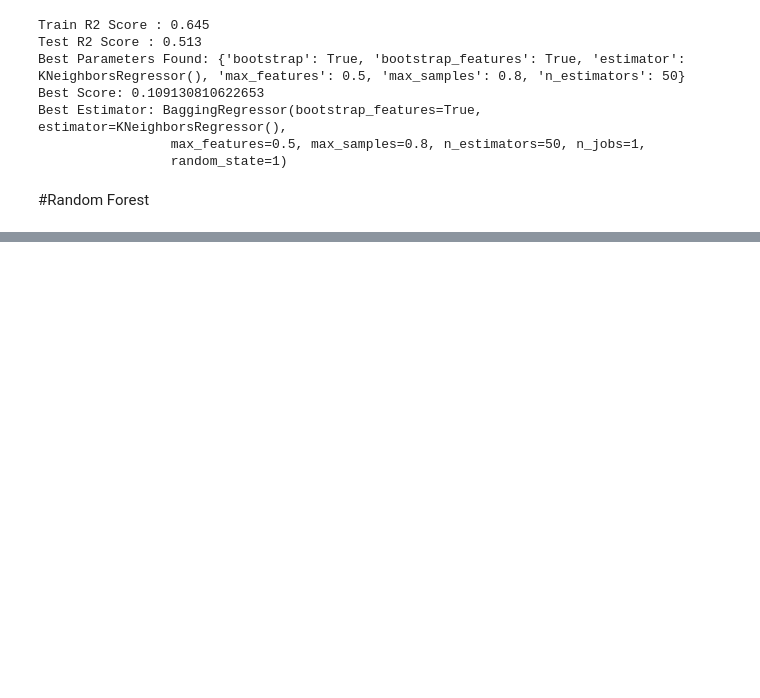
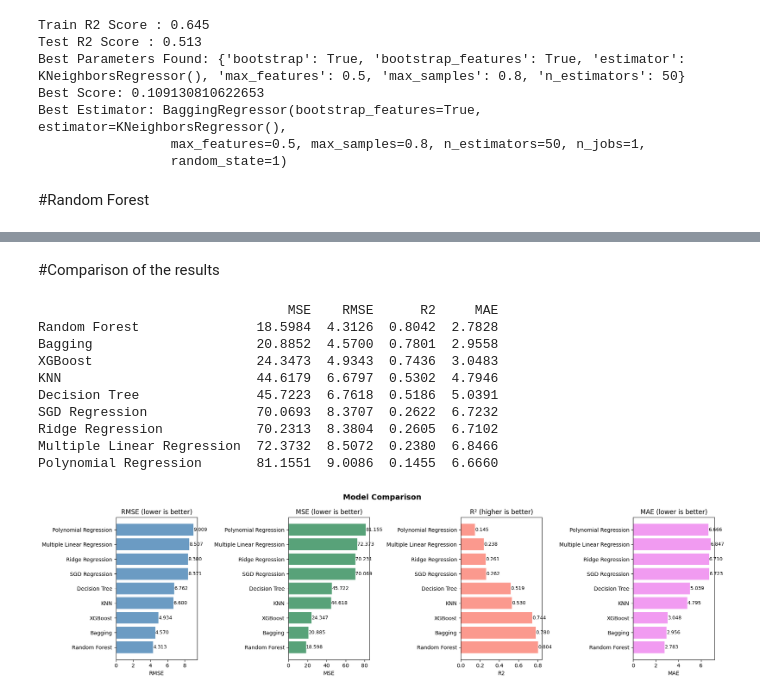
Before and after one commit to 17m301/BioFuel_YieldPrediction, a Jupyter notebook: Model.ipynb, the cells around one changed output, grey strips where cells are left out. Drawn from its saved outputs; the diff is of its cells as text; code cells hidden in the pictures; blank space fills up the shorter version.

```diff
--- a/Model.ipynb
+++ b/Model.ipynb
@@ -675,0 +742,36 @@ from sklearn.ensemble import RandomForestRegressor
+# %% [markdown]
+#Comparison of the results
+# %%
+results_df = pd.DataFrame(results).T
+results_df = results_df.sort_values('R2', ascending=False)
+print(results_df.to_string())
+
+fig, axes = plt.subplots(1, 4, figsize=(18, 5))
+
+metrics = ['RMSE', 'MSE','R2', 'MAE']
+colors  = ['steelblue', 'seagreen', 'salmon','violet']
+titles  = ['RMSE (lower is better)','MSE (lower is better)', 'R² (higher is better)', 'MAE (lower is better)']
+
+for i, (metric, color, title) in enumerate(zip(metrics, colors, titles)):
+    vals = results_df[metric].astype(float)
+    axes[i].barh(results_df.index, vals, color=color, alpha=0.8)
+    axes[i].set_title(title)
+    axes[i].set_xlabel(metric)
+    for j, v in enumerate(vals):
+        axes[i].text(v + 0.001, j, f'{v:.3f}', va='center', fontsize=9)
+
+plt.suptitle('Model Comparison', fontsize=14, fontweight='bold')
+plt.tight_layout()
+plt.show()
+# %% [output]
+                                MSE    RMSE      R2     MAE
+Random Forest               18.5984  4.3126  0.8042  2.7828
+Bagging                     20.8852  4.5700  0.7801  2.9558
+XGBoost                     24.3473  4.9343  0.7436  3.0483
+KNN                         44.6179  6.6797  0.5302  4.7946
+Decision Tree               45.7223  6.7618  0.5186  5.0391
+SGD Regression              70.0693  8.3707  0.2622  6.7232
+Ridge Regression            70.2313  8.3804  0.2605  6.7102
+Multiple Linear Regression  72.3732  8.5072  0.2380  6.8466
+Polynomial Regression       81.1551  9.0086  0.1455  6.6660
+[figure, added]
```
Also changed, not shown: parts of 15 cells of this notebook.
